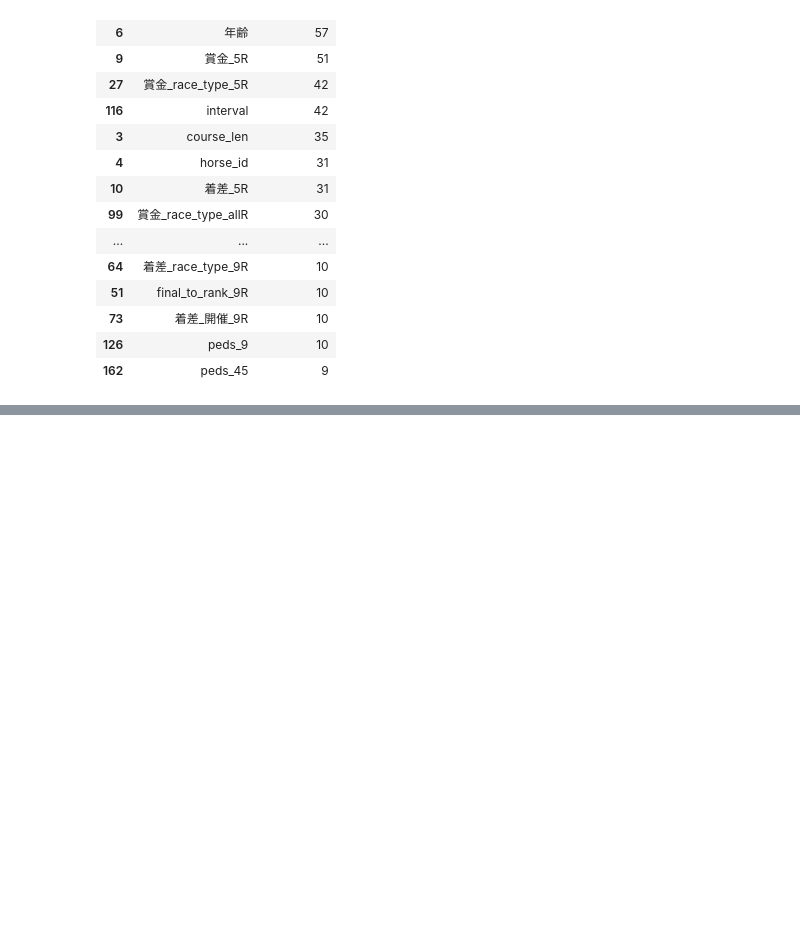
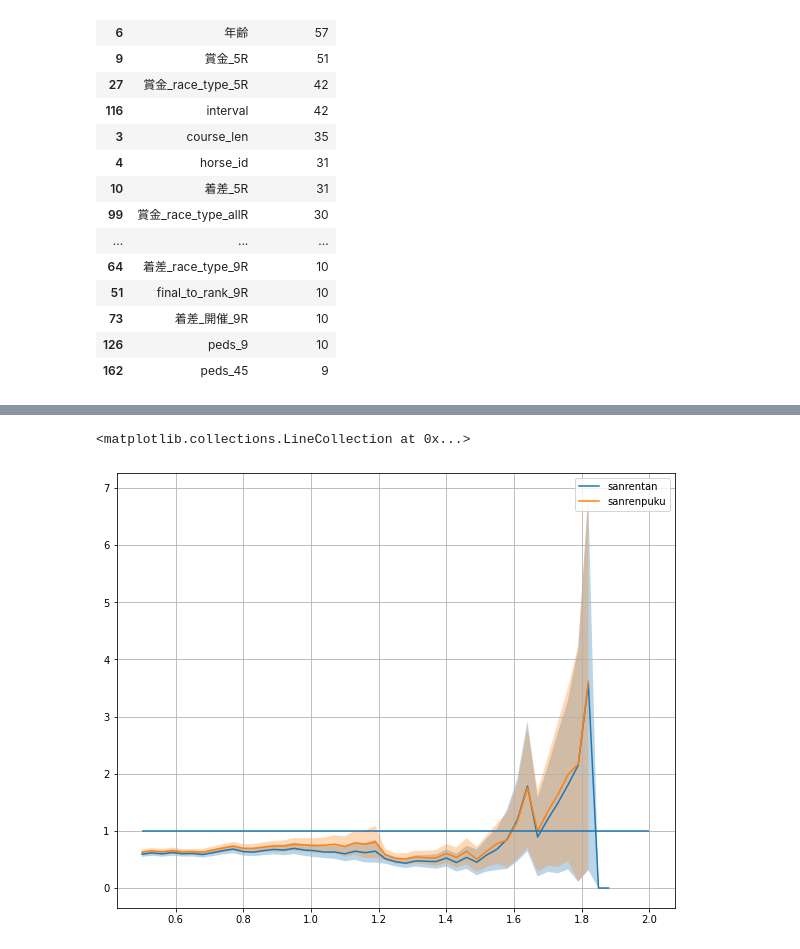
Before and after one commit to C-naoki/Horse_Racing, a Jupyter notebook: Notebook/plot.ipynb, the cells around one changed output, grey strips where cells are left out. Cells and saved outputs as stored; diff of their text form; code cells hidden in the pictures; blank space fills up the shorter version.

```diff
--- a/Notebook/plot.ipynb
+++ b/Notebook/plot.ipynb
@@ -137,0 +180,8 @@ g_sanrentan_nagashi = m.gain(me.sanrentan_nagashi, X_test)
+# %%
+plt.figure(figsize=(10, 8))
+m.plot(g_sanrentan, 'sanrentan')
+m.plot(g_sanrenpuku, 'sanrenpuku')
+plt.hlines(1, xmin=0.5, xmax=2.0) # y=1の直線
+# %% [output]
+<matplotlib.collections.LineCollection at 0x...>
+[figure, added]
```
Also changed, not shown: parts of 12 cells of this notebook.
